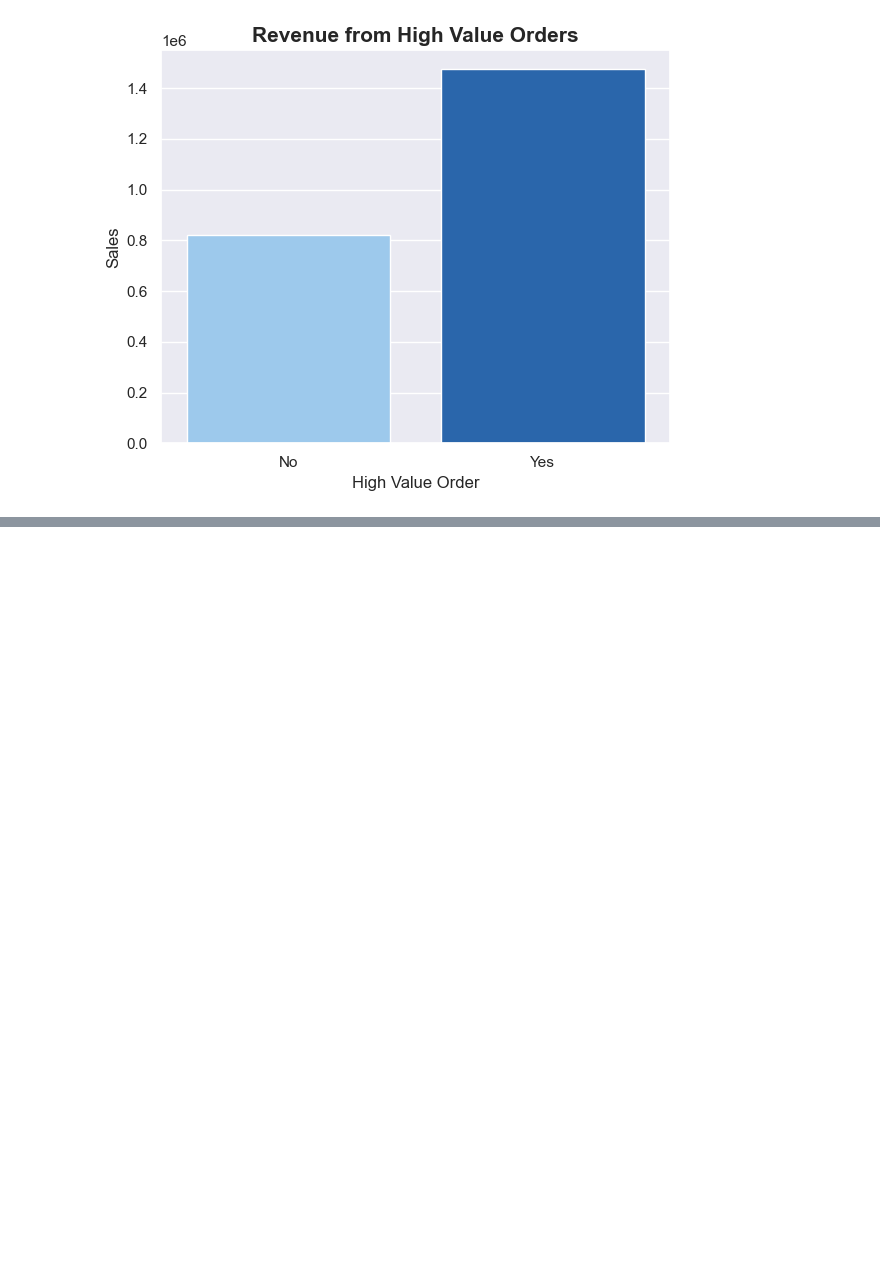
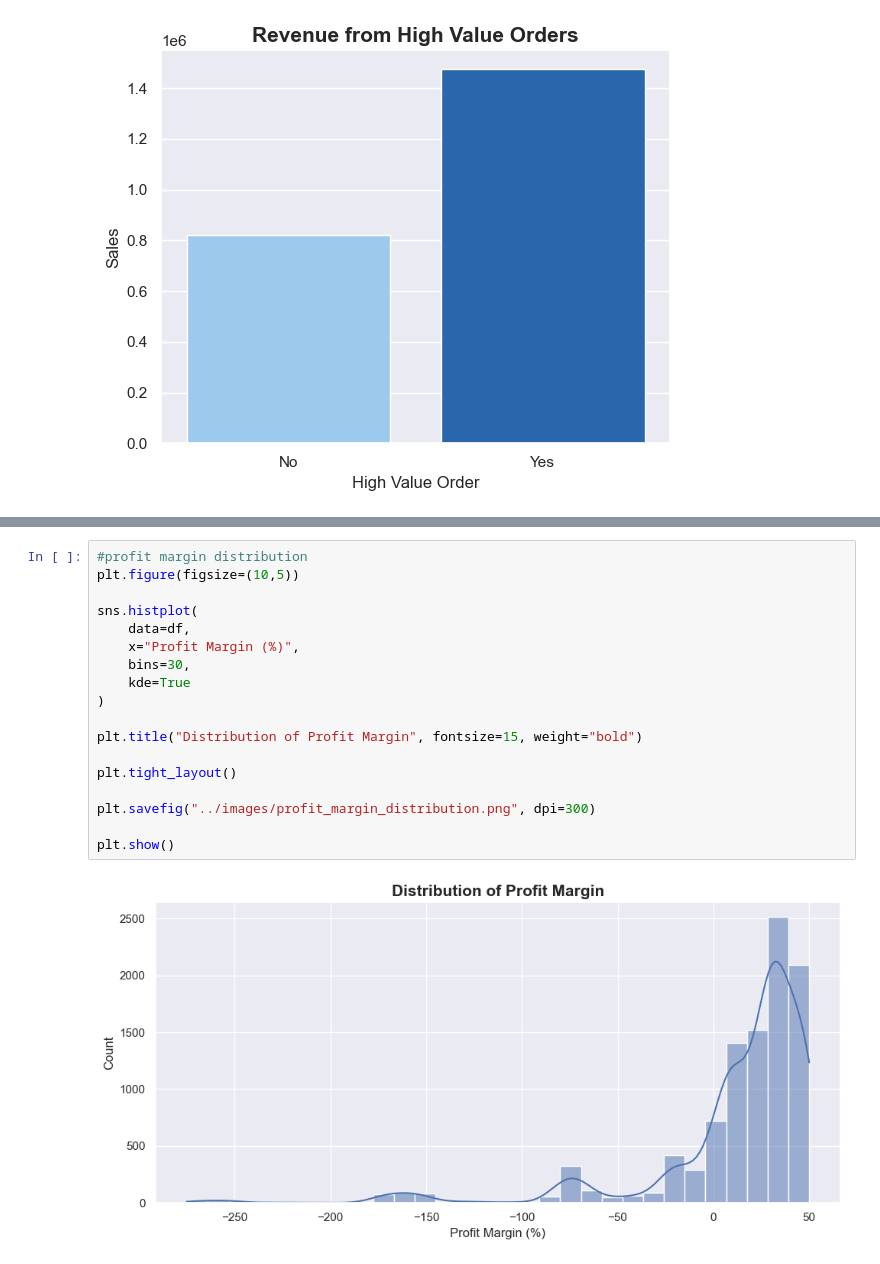
Before and after one commit to PriyaSumbria/ecommerce-sales-analytics-dashboard, a Jupyter notebook: Notebooks/ecommerce_sales_analysis.ipynb, the cells around one changed output, grey strips where cells are left out. Drawn from its saved outputs; the diff is of its cells as text; blank space fills up the shorter version.

```diff
--- a/Notebooks/ecommerce_sales_analysis.ipynb
+++ b/Notebooks/ecommerce_sales_analysis.ipynb
@@ -834,0 +922,20 @@ plt.show()
+# %%
+#profit margin distribution
+plt.figure(figsize=(10,5))
+
+sns.histplot(
+    data=df,
+    x="Profit Margin (%)",
+    bins=30,
+    kde=True
+)
+
+plt.title("Distribution of Profit Margin", fontsize=15, weight="bold")
+
+plt.tight_layout()
+
+plt.savefig("../images/profit_margin_distribution.png", dpi=300)
+
+plt.show()
+# %% [output]
+[figure, added]
```
Also changed, not shown: parts of 32 cells of this notebook, 11 other files.
